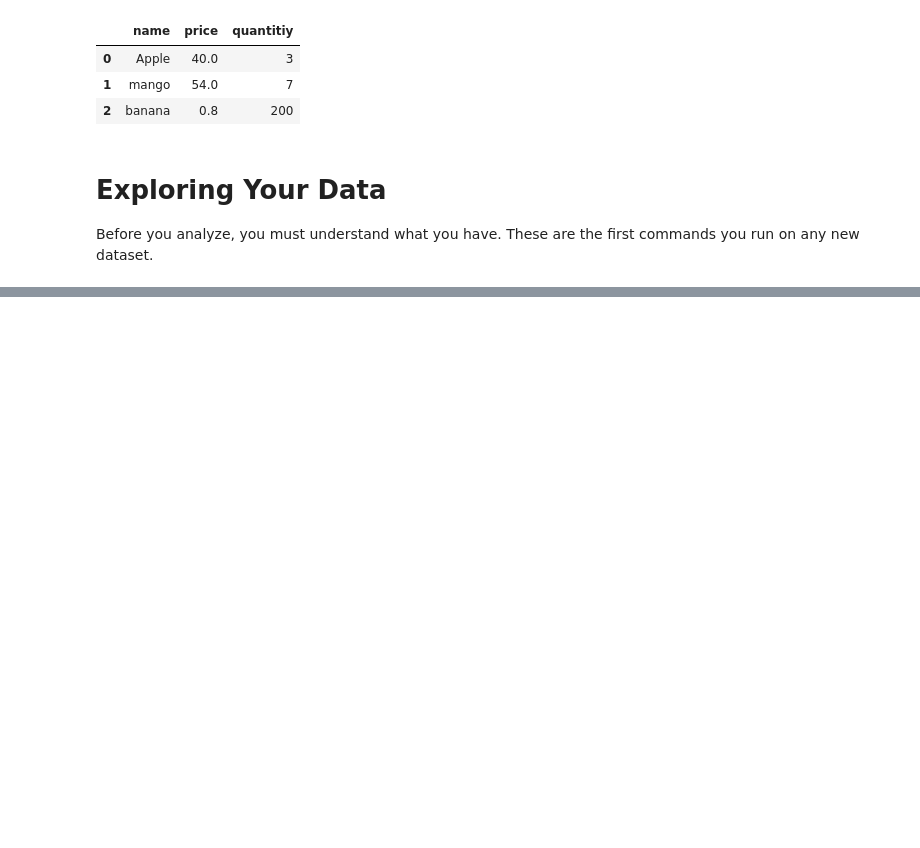
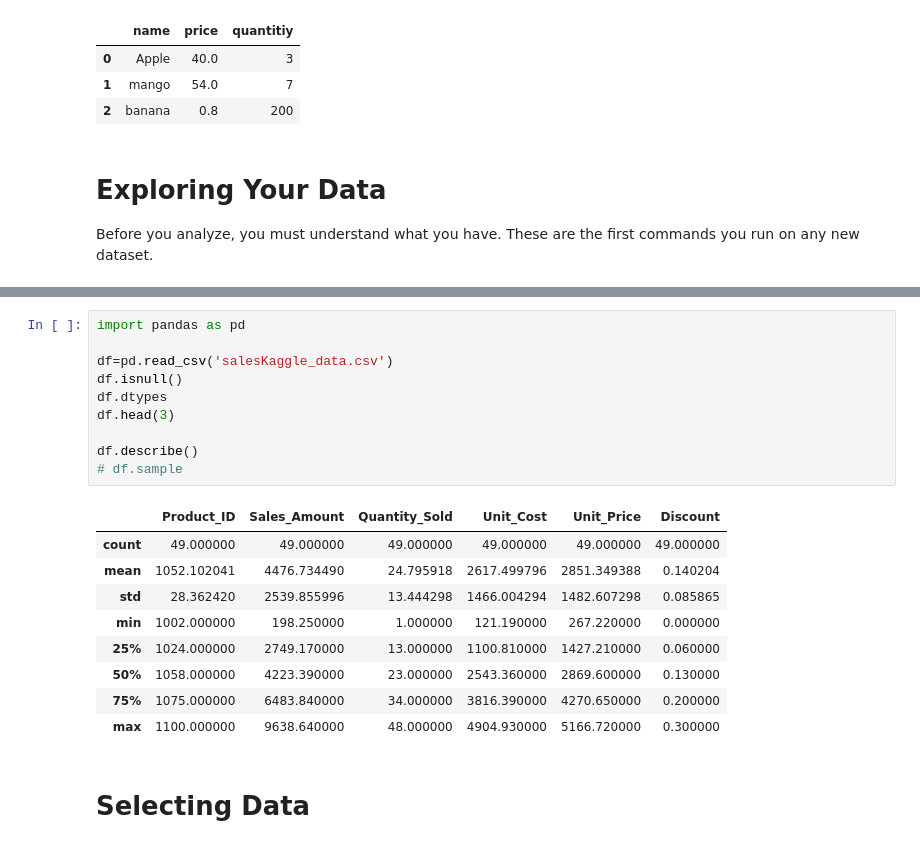
Before and after one commit to Muhammadyousaf96/Data-science-Bootcamp, a Jupyter notebook: section 13 Data analysis with python/13.2 pandas_in_python.ipynb, the cells around one changed output, grey strips where cells are left out. Saved outputs shown, nothing was run; the diff lists cells and outputs as text; blank space fills up the shorter version.

```diff
--- a/section 13 Data analysis with python/13.2 pandas_in_python.ipynb
+++ b/section 13 Data analysis with python/13.2 pandas_in_python.ipynb
@@ -221,0 +342,23 @@ df.head()
+# %%
+import pandas as pd
+
+df=pd.read_csv('salesKaggle_data.csv')
+df.isnull()
+df.dtypes
+df.head(3)
+
+df.describe()
+# df.sample
+# %% [output]
+|  | Product_ID | Sales_Amount | Quantity_Sold | Unit_Cost | Unit_Price | Discount |
+| count | 49.000000 | 49.000000 | 49.000000 | 49.000000 | 49.000000 | 49.000000 |
+| mean | 1052.102041 | 4476.734490 | 24.795918 | 2617.499796 | 2851.349388 | 0.140204 |
+| std | 28.362420 | 2539.855996 | 13.444298 | 1466.004294 | 1482.607298 | 0.085865 |
+| min | 1002.000000 | 198.250000 | 1.000000 | 121.190000 | 267.220000 | 0.000000 |
+| 25% | 1024.000000 | 2749.170000 | 13.000000 | 1100.810000 | 1427.210000 | 0.060000 |
+| 50% | 1058.000000 | 4223.390000 | 23.000000 | 2543.360000 | 2869.600000 | 0.130000 |
+| 75% | 1075.000000 | 6483.840000 | 34.000000 | 3816.390000 | 4270.650000 | 0.200000 |
+| max | 1100.000000 | 9638.640000 | 48.000000 | 4904.930000 | 5166.720000 | 0.300000 |
+# %% [markdown]
+Selecting Data
+==
```
Also changed, not shown: parts of 54 cells of this notebook, 6 other files.
